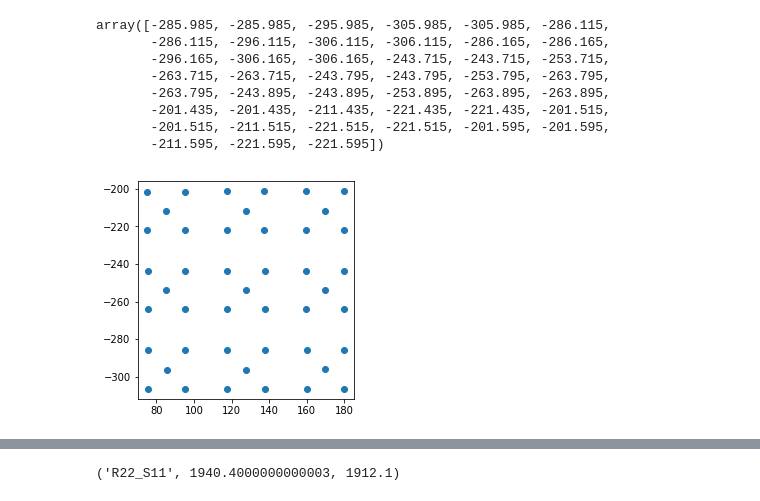
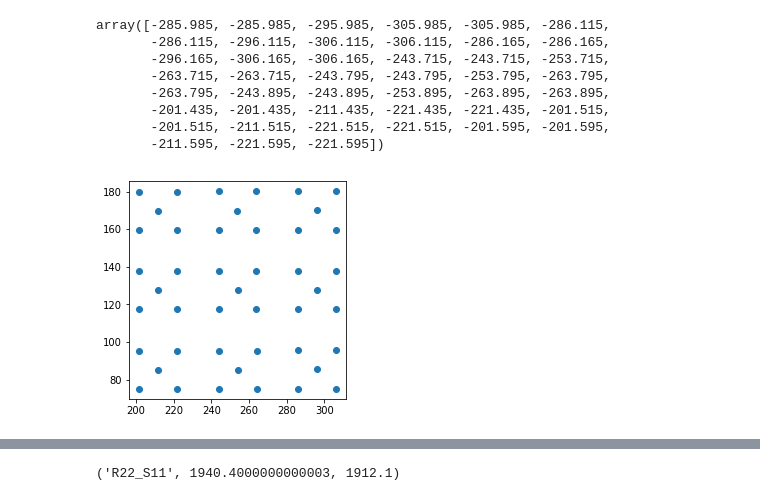
Before and after one commit to lsst-camera-dh/ccob-wb, a Jupyter notebook: notebooks/generate_scan_config.ipynb, the cells around one changed output, grey strips where cells are left out. Cells and saved outputs as stored; diff of their text form; code cells hidden in the pictures.

```diff
--- a/notebooks/generate_scan_config.ipynb
+++ b/notebooks/generate_scan_config.ipynb
@@ -5,12 +5,13 @@ from lsst.obs.lsst import LsstCamMapper as camMapper
 # %% [markdown]
 # Scan to reconstruct the beam
 # %%
-raft = 'R30'
+raft = 'R22'
 sensor = 'S11'
 reb = 'Reb1'
 ccdid = raft + '_' + sensor
 camera = camMapper._makeCamera()
 lct = LsstCameraTransforms(camera)
 det = lct.getDetector(ccdid)
-det.getSerial()
+ref_sensor = det.getSerial()
+print(ref_sensor)
 # %% [output]
@@ -20,9 +21,10 @@ det.getSerial()
 Finding where the center of Segment 14 of the CCD is in focal plane coordinates.
 Note that (xcam, ycam) = (yfp, xfp) because of the different conventions
 # %%
-#ycenter, xcenter = lct.ccdPixelToFocalMm(2304,3003,ccdid) #e2V
-#ycenter, xcenter = lct.ccdPixelToFocalMm(2286,3000,ccdid) #ITL
-ycenter, xcenter = lct.ccdPixelToFocalMm(1024,3003,ccdid)
+if 'E2V' in ref_sensor:
+    ycenter, xcenter = lct.ccdPixelToFocalMm(2304,3003,ccdid) #e2V
+else:
+    ycenter, xcenter = lct.ccdPixelToFocalMm(2286,3000,ccdid) #ITL
 # %%
 xcenter, ycenter
 # %% [output]
@@ -104,7 +105,11 @@ with open('tmp.txt', 'r') as istr:
 # %%
 camera = camMapper._makeCamera()
 lct = LsstCameraTransforms(camera)
-raft_list = ['R01','R02','R10','R11','R12','R20','R21','R22','R30']
+raft_list = ['R01','R02','R03',
+             'R10','R11','R12','R13','R14',
+             'R20','R21','R22','R23','R24',
+             'R30','R31','R32','R33','R34',
+             'R41','R42','R43']
 sensor_list = ['S00','S01','S02','S10','S11','S12','S20','S21','S22']
 fp_pos_e2v = [(1024,3003),(3072,3003),(2048,2002),(1024,1001),(3072,1001)]
 fp_pos_itl = [(1018,3000),(3054,3000),(2036,2000),(1018,1000),(3054,1000)]
@@ -138,10 +143,10 @@ array([-285.985, -285.985, -295.985, -305.985, -305.985, -286.115,
 # %%
 import matplotlib.pyplot as plt
 %matplotlib inline
-plt.scatter(xall[8], yall[8])
+plt.scatter(xall[20], yall[20])
 plt.axes().set_aspect('equal')
 # %% [output]
-[figure, old version]
+[figure, new version]
 # %%
 for ii,raft in enumerate(raft_list):
     led_number = 0
```
Also changed, not shown: parts of 5 cells of this notebook, 6 other files.
